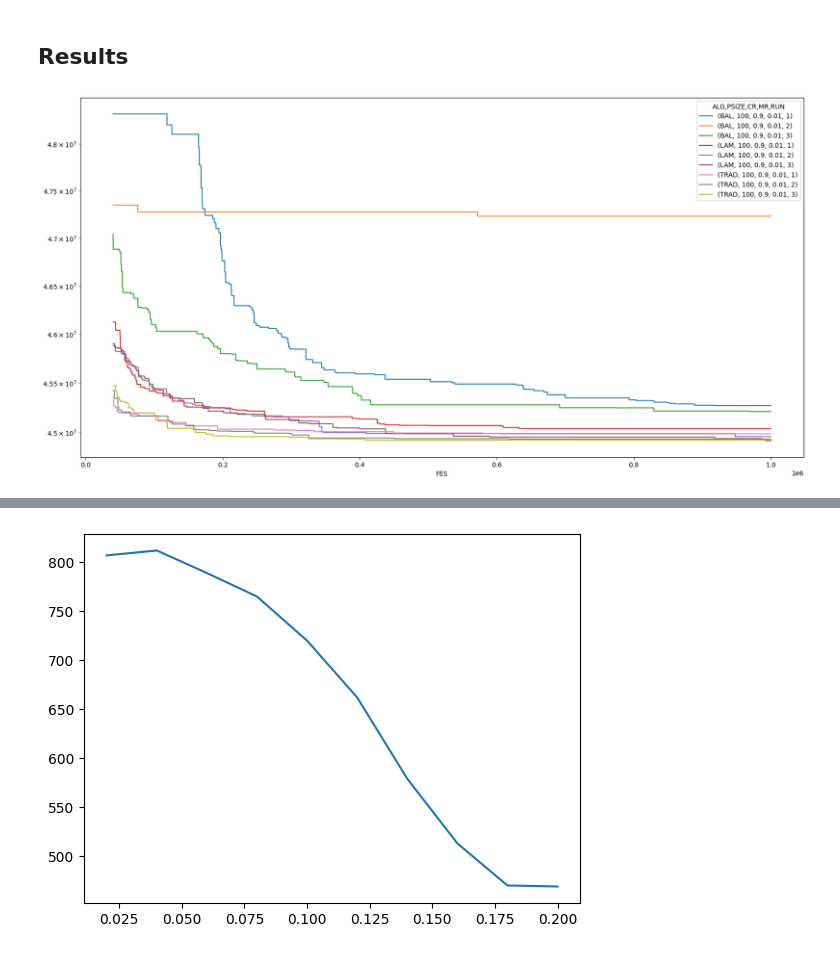
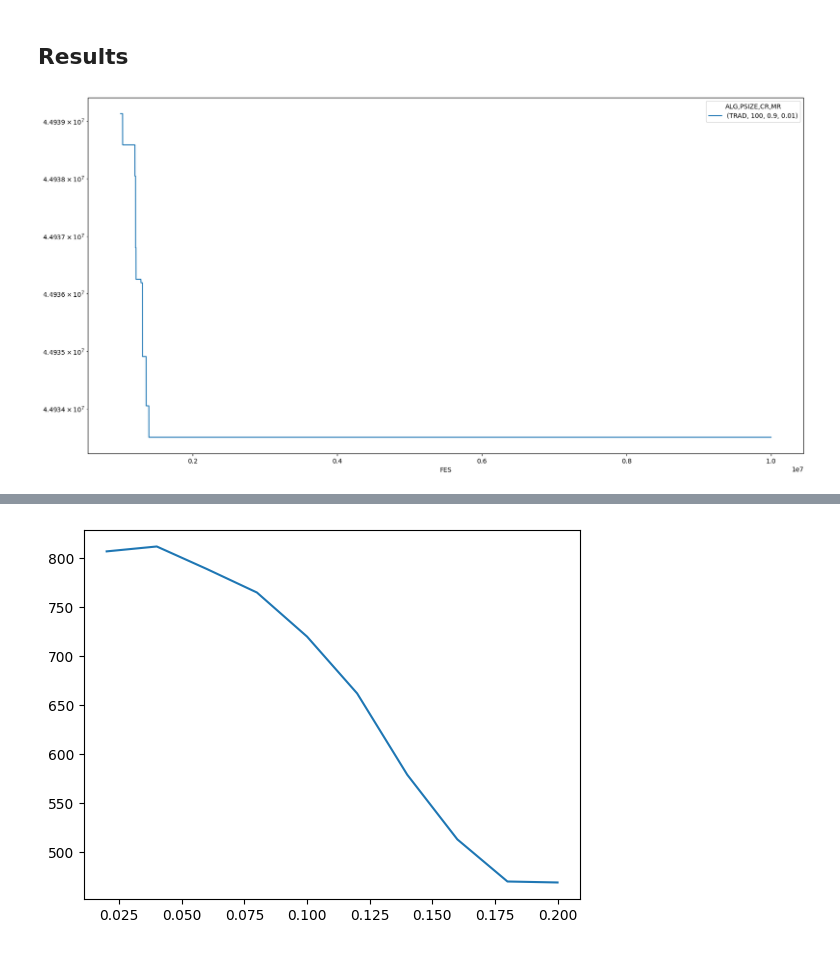
Before and after one commit to pnovoa/eapractci, a Jupyter notebook: report.ipynb, the cells around one changed output, grey strips where cells are left out. Drawn from its saved outputs; the diff is of its cells as text; code cells hidden in the pictures.

```diff
--- a/report.ipynb
+++ b/report.ipynb
@@ -31,11 +31,11 @@ def build_dataframe(who):
 df_evol = build_dataframe("evol")
 df_best = build_dataframe("best")
 # %%
-pd.pivot_table(df_evol[(df_evol["FES"] > 40000) & (df_evol["FES"] < 1000000)].reset_index(),
-               index='FES', columns=['ALG', 'PSIZE', 'CR', 'MR', 'RUN'], values='BFIT', aggfunc='min'
+pd.pivot_table(df_evol[(df_evol["FES"] > 1000000) & (df_evol["FES"] < 10000000)].reset_index(),
+               index='FES', columns=['ALG', 'PSIZE', 'CR', 'MR'], values='BFIT', aggfunc='mean'
               ).plot(subplots=False, figsize=(20,10)).set_yscale("log")
 # %% [output]
-[figure, old version]
+[figure, new version]
 # %%
 import numpy as np
 df_best.loc[:, ['ALG', 'PSIZE', 'CR', 'MR', 'BFIT']].groupby(['ALG', 'PSIZE', 'CR', 'MR']).agg([np.mean, np.std, min, max])
```
Also changed, not shown: parts of 2 cells of this notebook, 2 other files.
